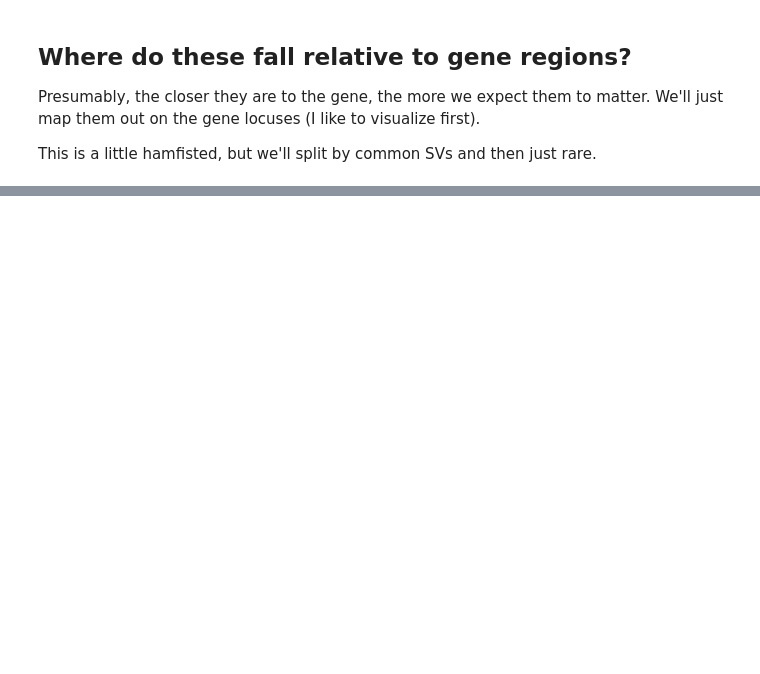
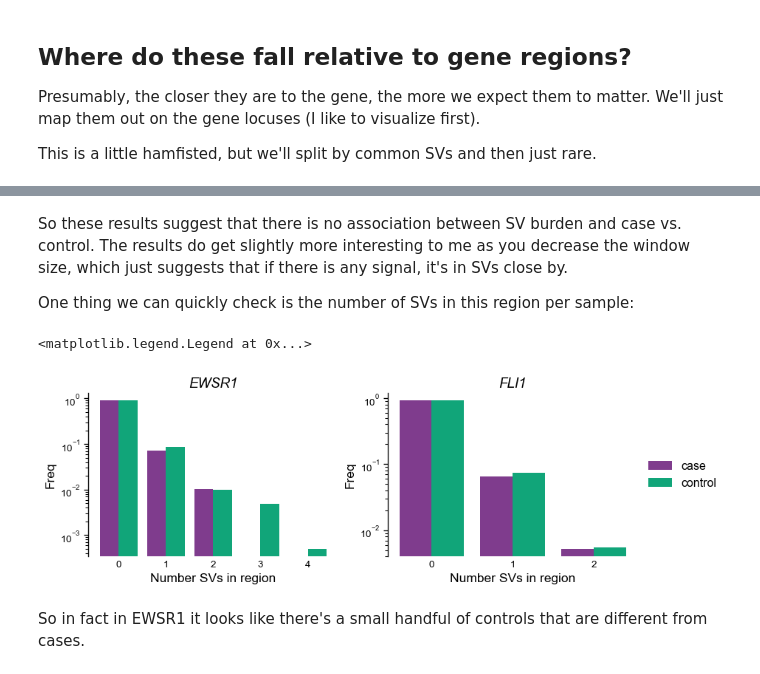
Before and after one commit to vanallenlab/ped_germline_SV, a Jupyter notebook: jett_analysis/pgsvs-initial-eswr1-fli1-look.ipynb, the cells around one changed output, grey strips where cells are left out. Cells and saved outputs as stored; diff of their text form; code cells hidden in the pictures; blank space fills up the shorter version.

```diff
--- a/jett_analysis/pgsvs-initial-eswr1-fli1-look.ipynb
+++ b/jett_analysis/pgsvs-initial-eswr1-fli1-look.ipynb
@@ -773,0 +823,11 @@ for plot in ['common', 'rare']:
+# %%
+for gene in gene_locs["gene"]:
+    rare_gene_svs = subsetted_gene_dosages[
+        (subsetted_gene_dosages["rare"] == True)
+        & (subsetted_gene_dosages["gene"] == gene)
+    ]
+    rare_sv_counts = (rare_gene_svs[ewings_samples + control_samples] > 0).sum(axis=0)
+    model_data.loc[rare_sv_counts.index, gene] = rare_sv_counts
+
+model_data["combined"] = model_data["EWSR1"] + model_data["FLI1"]
+model_data["combined_one_hot"] = ((model_data["EWSR1"] > 0) + (model_data["FLI1"] > 0)).astype(int)
@@ -773,0 +870,42 @@ for plot in ['common', 'rare']:
+# %% [markdown]
+So these results suggest that there is no association between SV burden and case vs. control. The results do get slightly more interesting to me as you decrease the window size, which just suggests that if there is any signal, it's in SVs close by.
+
+One thing we can quickly check is the number of SVs in this region per sample:
+# %%
+fig, axes = plt.subplots(1, len(gene_locs), figsize = (5 * len(gene_locs), 3))
+for i, g in enumerate(gene_locs['gene']):
+
+    ax = axes[i]
+
+    case_data = model_data.query('disease == 1')[g].value_counts()
+    control_data = model_data.query('disease == 0')[g].value_counts()
+
+    case_data = case_data / case_data.sum()
+    control_data = control_data / control_data.sum()
+
+    max_case = np.max(case_data.index)
+    max_control = np.max(control_data.index)
+
+    case_x = np.arange(0.3, max_case + 1.3, 1)
+    control_x = np.arange(0.7, max_control + 1.7, 1)
+
+    ax.bar(x = case_x, height = case_data, width = 0.4, label = 'case')
+    ax.bar(x = control_x, height = control_data, width = 0.4, label = 'control')
+
+    ax.set_yscale('log')
+    aesthetics.strip_axis(ax=ax, x='label', y='ignore')
+
+    counts = np.arange(0, np.max([max_case, max_control]) + 1)
+    ax.set_xticks(counts + 0.5)
+    ax.set_xticklabels(counts)
+
+    ax.set_xlabel('Number SVs in region')
+    ax.set_ylabel('Freq')
+    ax.set_title(g, fontstyle = 'italic')
+
+axes[-1].legend(bbox_to_anchor = (1, 0.5))
+# %% [output]
+<matplotlib.legend.Legend at 0x...>
+[figure, added]
+# %% [markdown]
+So in fact in EWSR1 it looks like there's a small handful of controls that are different from cases.
```
Also changed, not shown: parts of 90 cells of this notebook, 12 other files.
